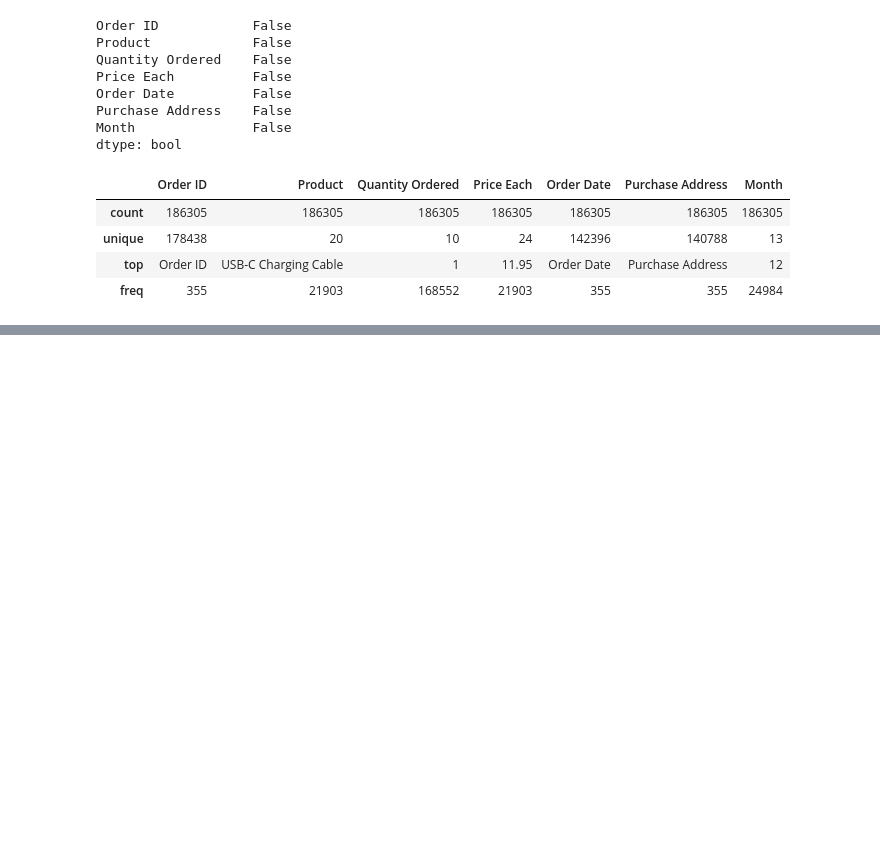
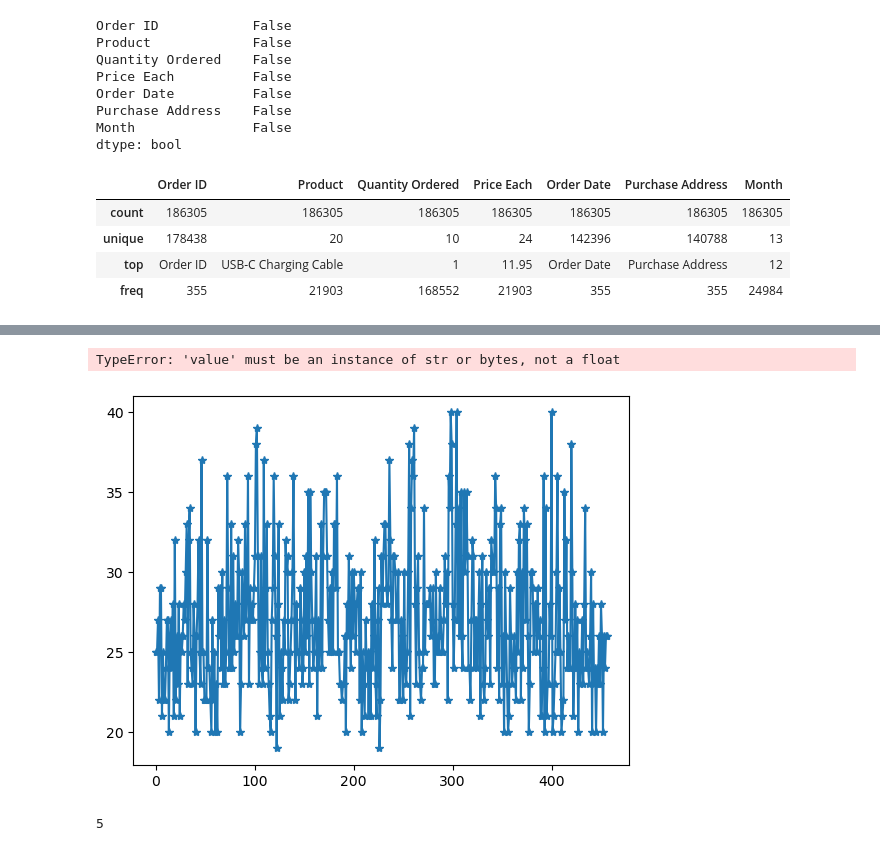
Before and after one commit to db-keli/data-science, a Jupyter notebook: task1.ipynb, the cells around one changed output, grey strips where cells are left out. Cells and saved outputs as stored; diff of their text form; code cells hidden in the pictures; blank space fills up the shorter version.

```diff
--- a/task1.ipynb
+++ b/task1.ipynb
@@ -57,0 +193,2 @@ all_data["Month"] = all_data[]
+# %%
+dataset = pd.read_csv('https://media.geeksforgeeks.org/wp-content/uploads/nba.csv')
@@ -57,0 +233,7 @@ all_data["Month"] = all_data[]
+# %%
+plt.plot(dataset.Age, '*-')
+plt.plot(dataset.Name, '-')
+plt.show()
+# %% [output]
+TypeError: 'value' must be an instance of str or bytes, not a float
+[figure, added]
@@ -57,0 +242,4 @@ all_data["Month"] = all_data[]
+# %%
+print(x)
+# %% [output]
+5
```
Also changed, not shown: parts of 25 cells of this notebook, 1 other file.
